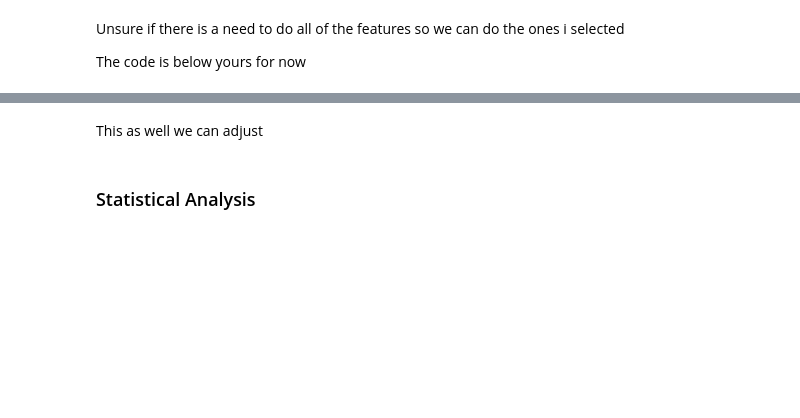
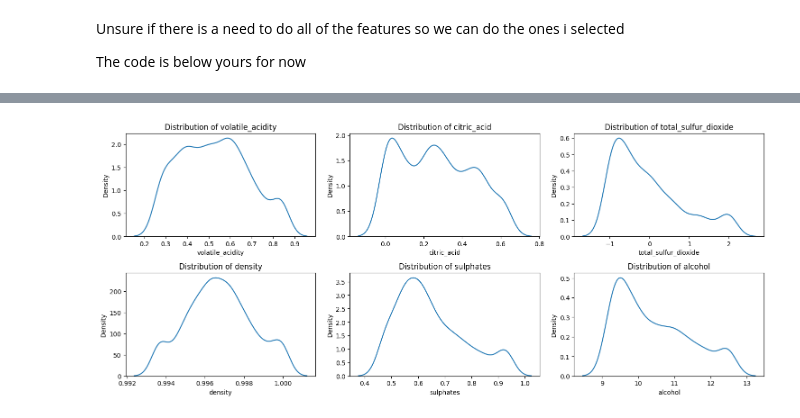
Before and after one commit to mucel/data_wrangeling_project, a Jupyter notebook: code.ipynb, the cells around one changed output, grey strips where cells are left out. Cells and saved outputs as stored; diff of their text form; code cells hidden in the pictures; blank space fills up the shorter version.

```diff
--- a/code.ipynb
+++ b/code.ipynb
@@ -171,19 +271,31 @@ plt.show()
 # %%
 # Checking the distribution of the intresting features
-interest = ['volatile acidity', 'citric acid', 'total sulfur dioxide', 'density', 'sulphates', 'alcohol', 'Id']
+interest = ['volatile_acidity', 'citric_acid', 'total_sulfur_dioxide', 'density', 'sulphates', 'alcohol']
 
 fig, axes = plt.subplots(nrows=3, ncols=3, figsize=(15, 9))
 
 axes = axes.flatten()
 
 for i, col in enumerate(interest):
-    sns.kdeplot(data=df[col], ax=axes[i])
+    sns.kdeplot(data=data[col], ax=axes[i])
     axes[i].set_title(f'Distribution of {col}')
 
 for j in range(len(interest), len(axes)):
     fig.delaxes(axes[j])
 
 plt.tight_layout()
 plt.show()
+
+# plt.figure(figsize=(18, 10))
+# plt.subplots_adjust(hspace=0.5)
+# for i, column in enumerate(interest):  # excluding 'quality' column
+#     plt.subplot(3, 4, i)
+#     sns.histplot(data[column], kde=True)
+#     plt.title(f'Distribution of {column}')
+# plt.show()# Quality Distribution
+# plt.figure(figsize=(10, 6))
+# sns.countplot(x='quality', data=data, palette="viridis")
+# plt.title('Distribution of Wine Quality Ratings')
+# plt.show()
+# %% [output]
+[figure, added]
-# %% [markdown]
-This as well we can adjust
@@ -198,2 +301,0 @@ for column in data.columns[:-1]:  # excluding 'quality' column
-# %% [markdown]
-### Statistical Analysis
```
Also changed, not shown: parts of 22 cells of this notebook.
